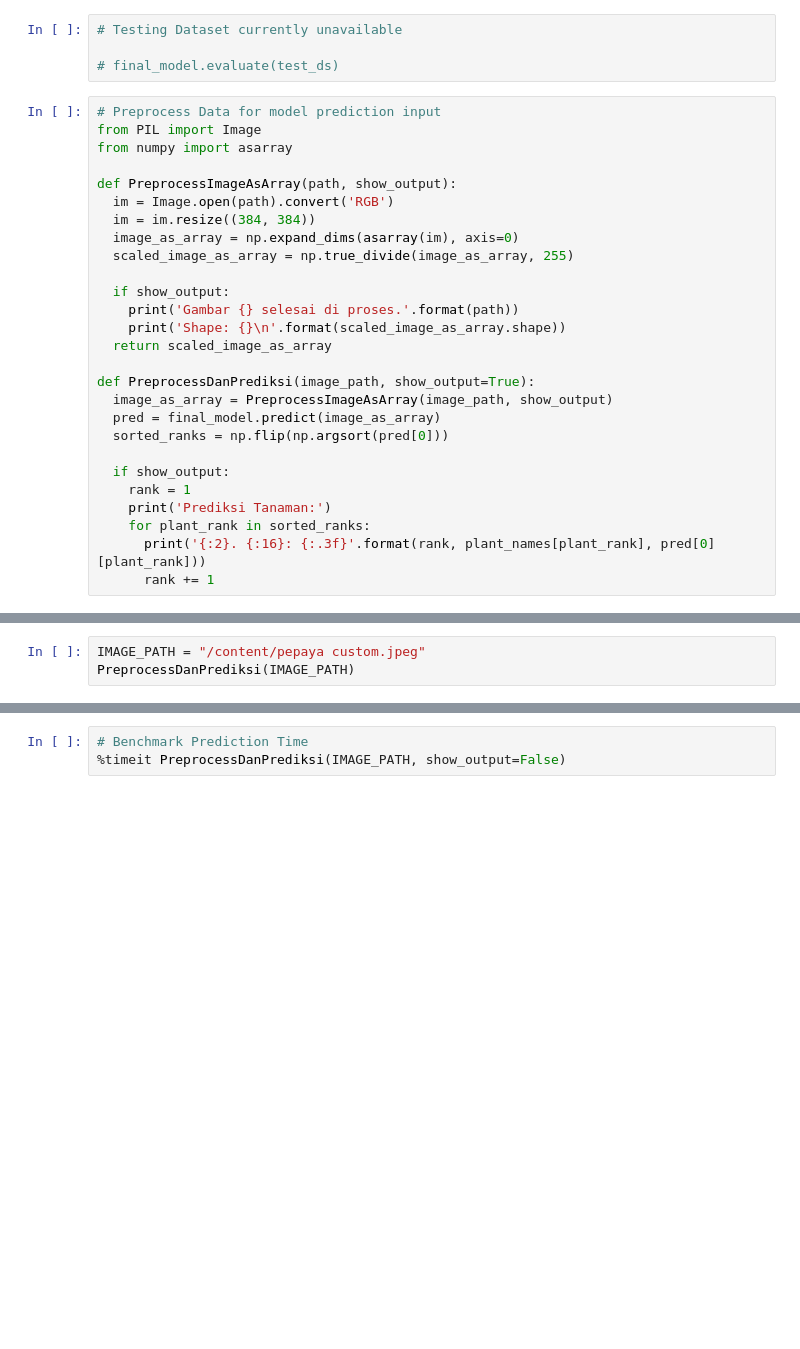
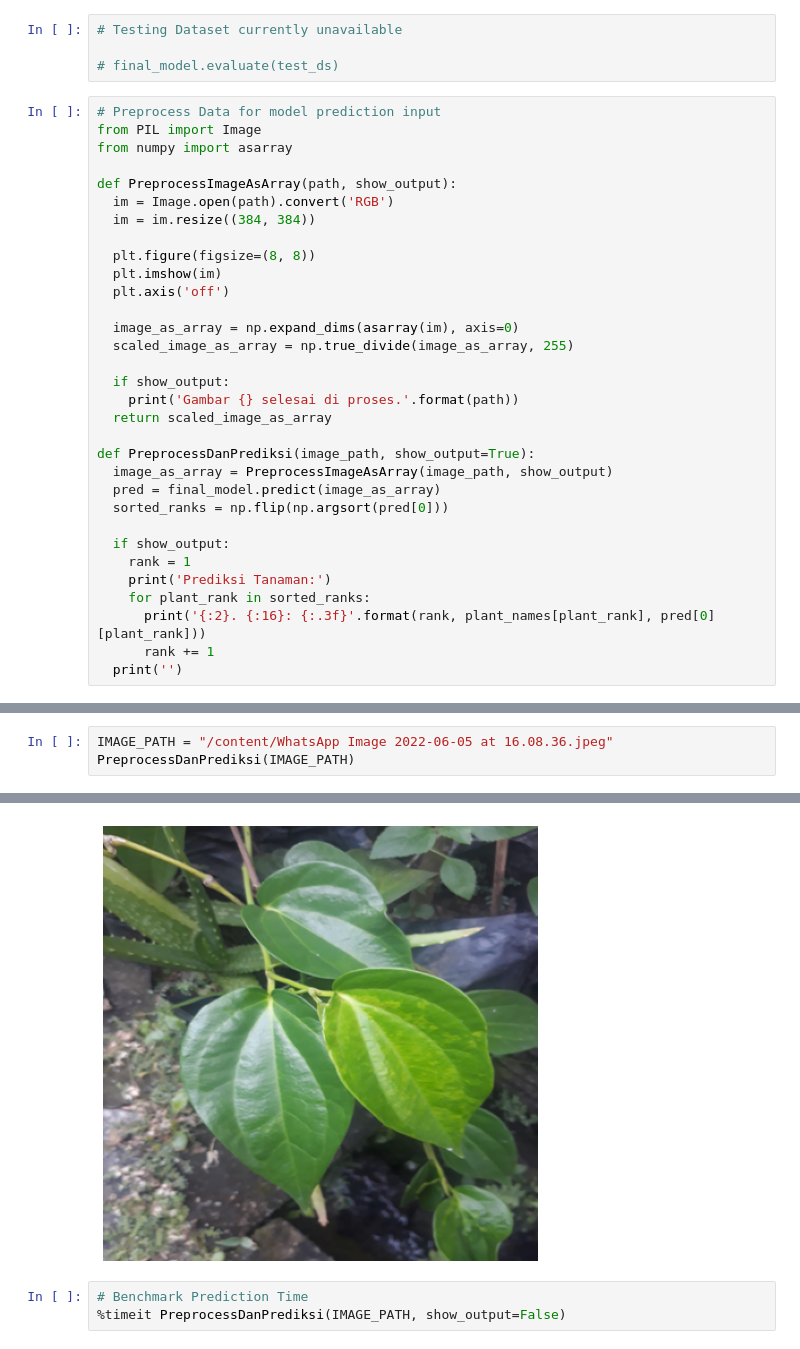
Before and after one commit to herbalib/ml-model, a Jupyter notebook: model_training.ipynb, the cells around one changed output, grey strips where cells are left out. Cells and saved outputs as stored; diff of their text form; blank space fills up the shorter version.

Commit message:
showing image after custom model prediction

```diff
--- a/model_training.ipynb
+++ b/model_training.ipynb
@@ -271,12 +271,16 @@ from numpy import asarray
 def PreprocessImageAsArray(path, show_output):
   im = Image.open(path).convert('RGB')
   im = im.resize((384, 384))
+
+  plt.figure(figsize=(8, 8))
+  plt.imshow(im)
+  plt.axis('off')
+
   image_as_array = np.expand_dims(asarray(im), axis=0)
   scaled_image_as_array = np.true_divide(image_as_array, 255)
 
   if show_output:
     print('Gambar {} selesai di proses.'.format(path))
-    print('Shape: {}\n'.format(scaled_image_as_array.shape))
   return scaled_image_as_array
 
 def PreprocessDanPrediksi(image_path, show_output=True):
@@ -290,6 +294,7 @@ def PreprocessDanPrediksi(image_path, show_output=True):
     for plant_rank in sorted_ranks:
       print('{:2}. {:16}: {:.3f}'.format(rank, plant_names[plant_rank], pred[0][plant_rank]))
       rank += 1
+  print('')
 # %%
 # Try out model with uploaded images
 from google.colab import files
@@ -300,4 +304,4 @@ Saving pepaya custom.jpeg to pepaya custom.jpeg
 # %%
-IMAGE_PATH = "/content/pepaya custom.jpeg"
+IMAGE_PATH = "/content/WhatsApp Image 2022-06-05 at 16.08.36.jpeg"
 PreprocessDanPrediksi(IMAGE_PATH)
 # %% [output]
@@ -321,3 +328,4 @@ Prediksi Tanaman:
+[figure, added]
 # %%
 # Benchmark Prediction Time
 %timeit PreprocessDanPrediksi(IMAGE_PATH, show_output=False)
```
Also changed, not shown: parts of 2 cells of this notebook.
